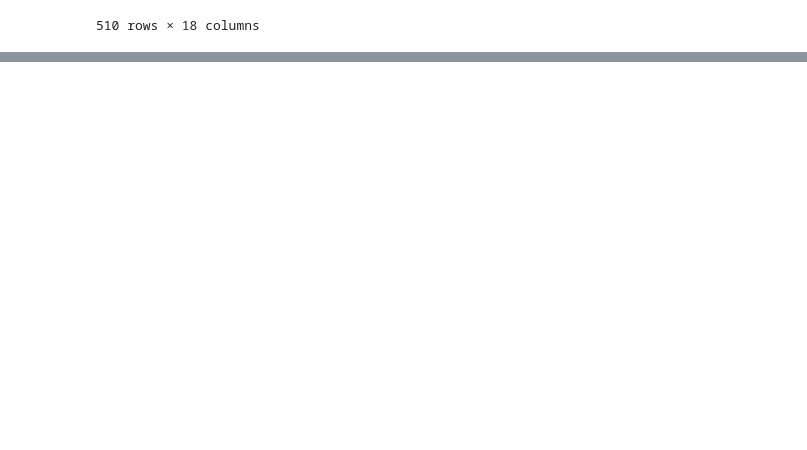
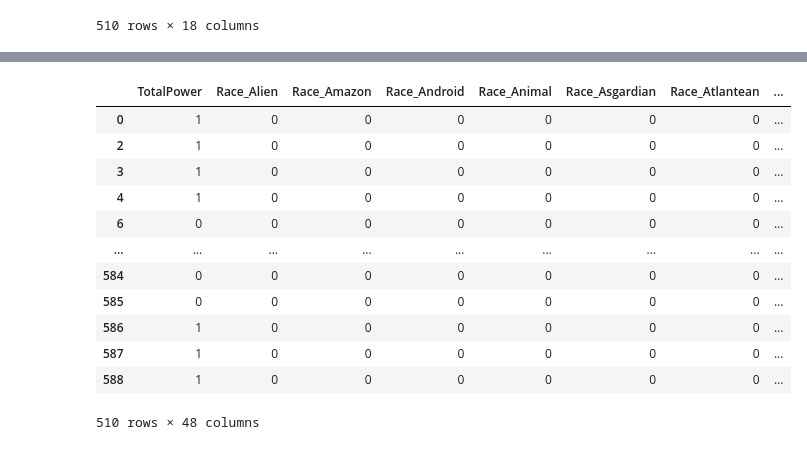
Before and after one commit to ashouy/Aprendizado-de-Maquina, a Jupyter notebook: Tarefa01.ipynb, the cells around one changed output, grey strips where cells are left out. Drawn from its saved outputs; the diff is of its cells as text; code cells hidden in the pictures; blank space fills up the shorter version.

```diff
--- a/Tarefa01.ipynb
+++ b/Tarefa01.ipynb
@@ -401,0 +505,22 @@ heroes_finale
+# %%
+# Adição de coluna alvo para nível de poder
+coluna_alvo = heroes_carter['TotalPower'].apply(lambda x : 0 if x <= 272 else 1)
+teste = coluna_alvo.to_frame()
+# %%
+# Adicionar coluna alvo a tabela principal
+heroes_force = teste.join(heroes_carter.drop(columns='TotalPower'))
+heroes_force
+# %% [output]
+|  | TotalPower | Race_Alien | Race_Amazon | Race_Android | Race_Animal | Race_Asgardian | Race_Atlantean | ... |
+| 0 | 1 | 0 | 0 | 0 | 0 | 0 | 0 | ... |
+| 2 | 1 | 0 | 0 | 0 | 0 | 0 | 0 | ... |
+| 3 | 1 | 0 | 0 | 0 | 0 | 0 | 0 | ... |
+| 4 | 1 | 0 | 0 | 0 | 0 | 0 | 0 | ... |
+| 6 | 0 | 0 | 0 | 0 | 0 | 0 | 0 | ... |
+| ... | ... | ... | ... | ... | ... | ... | ... | ... |
+| 584 | 0 | 0 | 0 | 0 | 0 | 0 | 0 | ... |
+| 585 | 0 | 0 | 0 | 0 | 0 | 0 | 0 | ... |
+| 586 | 1 | 0 | 0 | 0 | 0 | 0 | 0 | ... |
+| 587 | 1 | 0 | 0 | 0 | 0 | 0 | 0 | ... |
+| 588 | 1 | 0 | 0 | 0 | 0 | 0 | 0 | ... |
+510 rows × 48 columns
```
Also changed, not shown: parts of 15 cells of this notebook.
